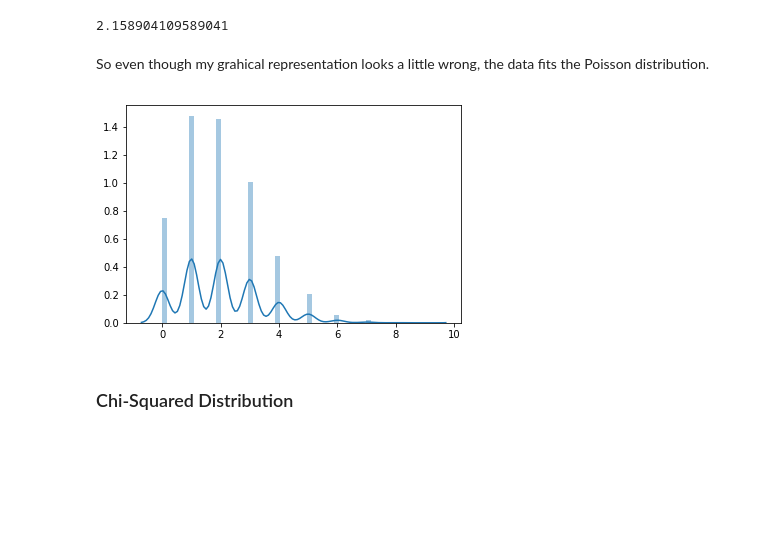
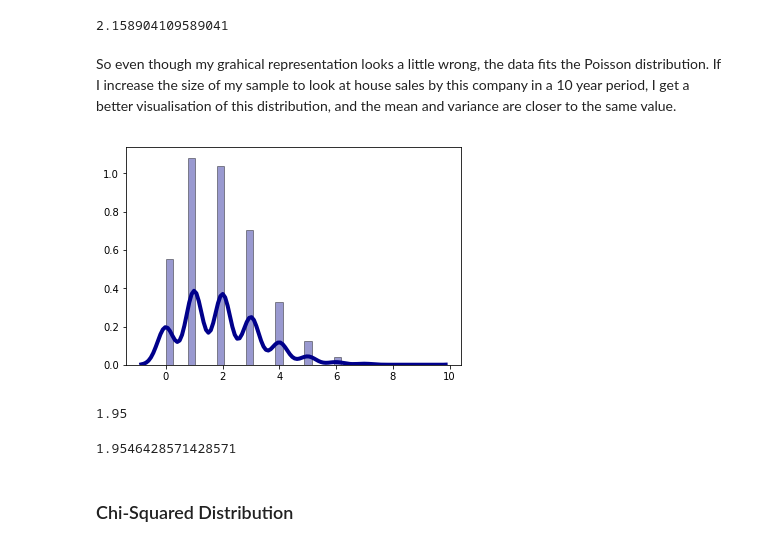
Before and after one commit to MarionMcG/numpy.random, a Jupyter notebook: numpy-random.ipynb, the cells around one changed output. Saved outputs shown, nothing was run; the diff lists cells and outputs as text; code cells hidden in the pictures; blank space fills up the shorter version.

```diff
--- a/numpy-random.ipynb
+++ b/numpy-random.ipynb
@@ -579,13 +587,24 @@ np.mean(p)
 np.var(p)
 # %% [output]
 2.158904109589041
-# %% [markdown]
-So even though my grahical representation looks a little wrong, the data fits the Poisson distribution.
+# %% [markdown]
+So even though my grahical representation looks a little wrong, the data fits the Poisson distribution. If I increase the size of my sample to look at house sales by this company in a 10 year period, I get a better visualisation of this distribution, and the mean and variance are closer to the same value.
 # %%
-poi = np.random.poisson(lam = 2, size = 10000)
-sns.distplot(poi);
+poi = np.random.poisson(lam = 2, size = 52*7*10)
+sns.distplot(poi, kde=True,
+             color = 'darkblue',
+             hist_kws={'edgecolor':'black'},
+             kde_kws={'linewidth': 4});
 # %% [output]
-[figure, old version]
+[figure, new version]
+# %%
+np.mean(poi)
+# %% [output]
+1.95
+# %%
+np.var(poi)
+# %% [output]
+1.9546428571428571
 # %% [markdown]
 ### Chi-Squared Distribution
 # %% [markdown]
```
Also changed, not shown: parts of 7 cells of this notebook.
